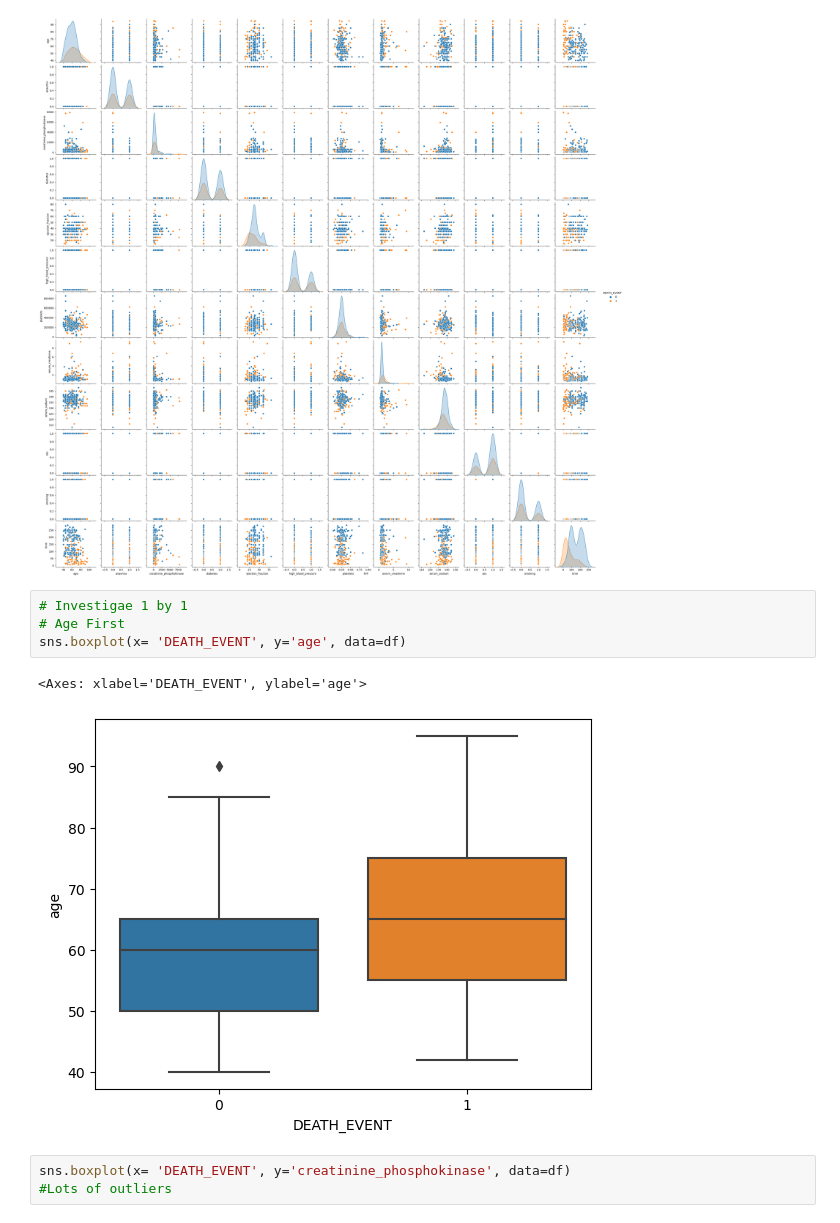
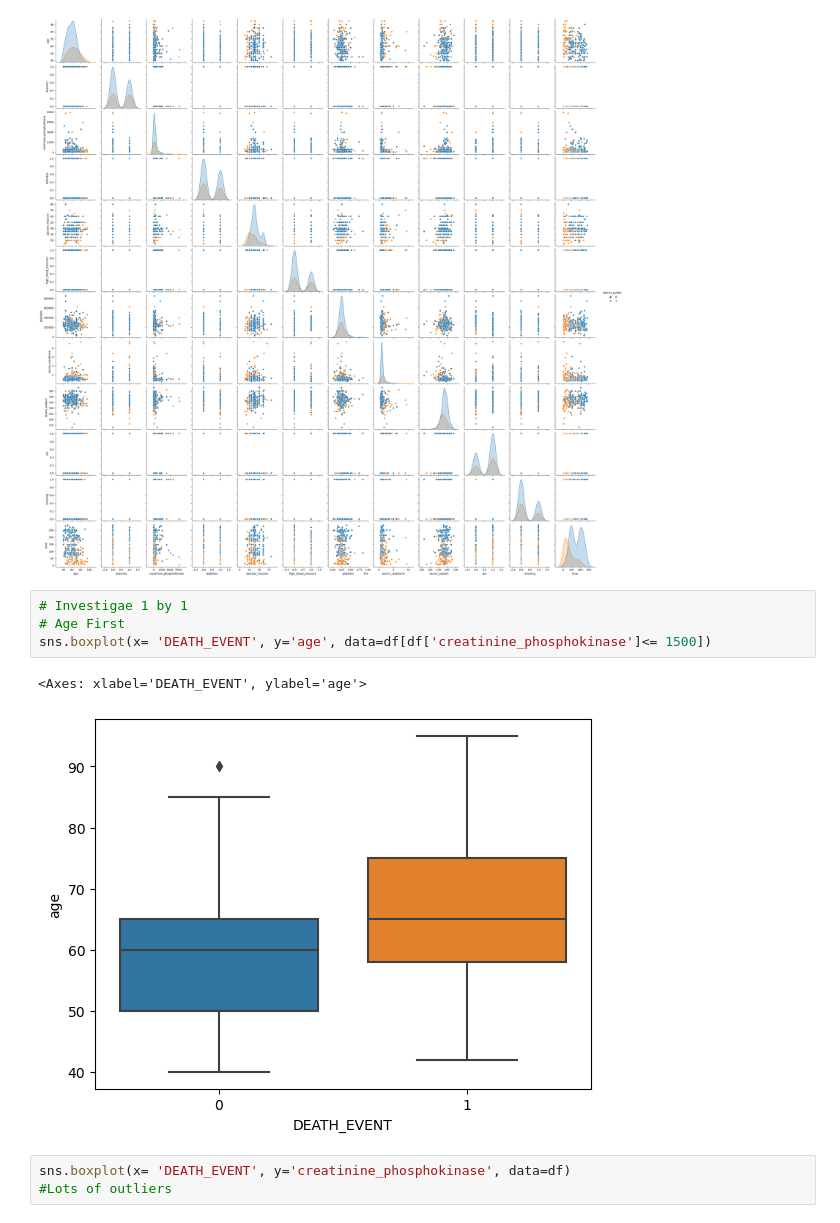
Before and after one commit to vicky887766/schulich-6666, a Jupyter notebook: ad_to_end_Classification.ipynb, the cells around one changed output. Drawn from its saved outputs; the diff is of its cells as text.

```diff
--- a/ad_to_end_Classification.ipynb
+++ b/ad_to_end_Classification.ipynb
@@ -52,10 +52,10 @@ sns.pairplot(df, hue = 'DEATH_EVENT')
 # %%
 # Investigae 1 by 1
 # Age First
-sns.boxplot(x= 'DEATH_EVENT', y='age', data=df)
+sns.boxplot(x= 'DEATH_EVENT', y='age', data=df[df['creatinine_phosphokinase']<= 1500])
 # %% [output]
 <Axes: xlabel='DEATH_EVENT', ylabel='age'>
-[figure, old version]
+[figure, new version]
 # %%
 sns.boxplot(x= 'DEATH_EVENT', y='creatinine_phosphokinase', data=df)
 #Lots of outliers
```
Also changed, not shown: parts of 1 cell of this notebook.
